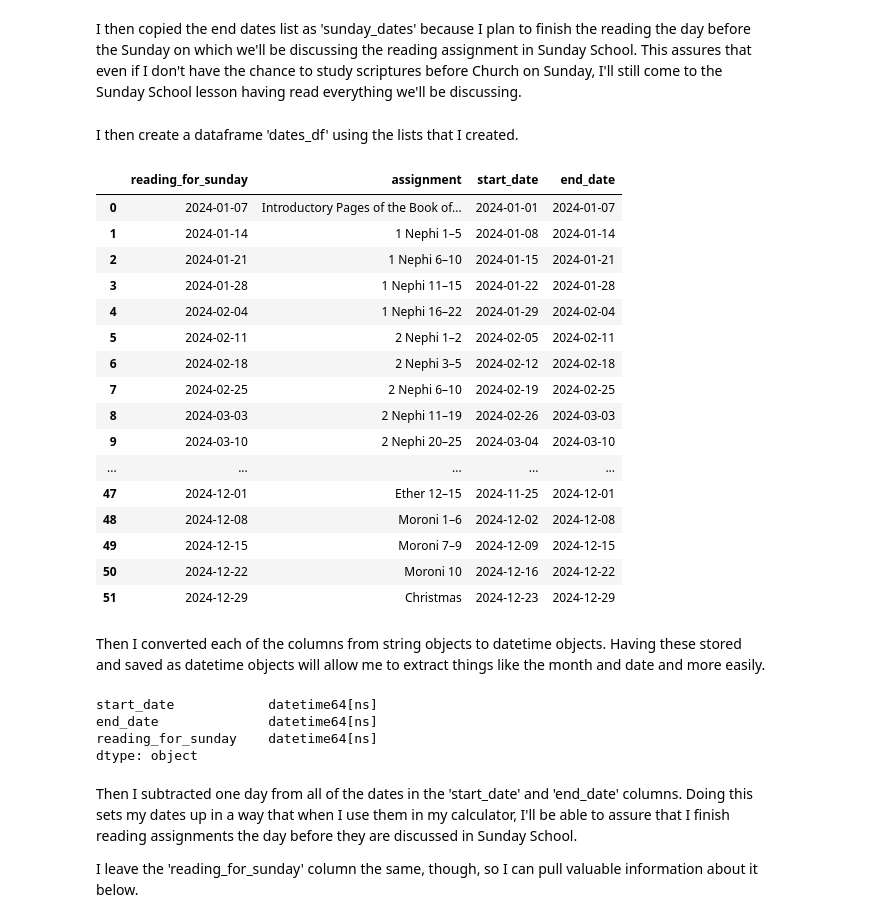
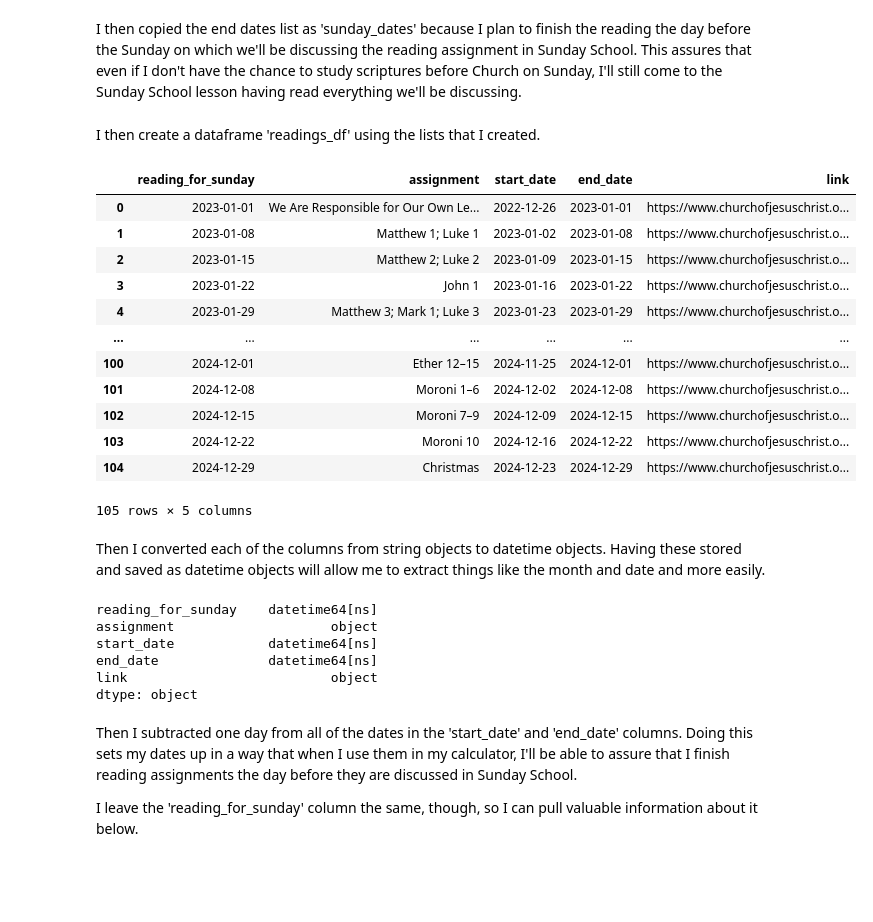
Before and after one commit to bfranx62/come-follow-me-breakdown-builder, a Jupyter notebook: Dates Webscraping Notebook.ipynb, the cells around one changed output. Saved outputs shown, nothing was run; the diff lists cells and outputs as text; code cells hidden in the pictures; blank space fills up the shorter version.

Commit message:
pulled links, updated code to make weekly calendar.

```diff
--- a/Dates Webscraping Notebook.ipynb
+++ b/Dates Webscraping Notebook.ipynb
@@ -76,19 +72,31 @@ driver = webdriver.Chrome(service=service)
 # %% [markdown]
 After setting up the driver, I used it below to navigate to the landing page for the 2024 Book of Mormon Come, Follow Me assignments (the link above). From that page, I used webscraping to identify the line elements needed, and then extracted the start and end dates and saved them into respective lists.
+# %%
+cfm_links_list = []
+cfm_links_list.append(input("Please paste the link to last year's Come, Follow Me landing page."))
+cfm_links_list.append(input("Please paste the link to this year's Come, Follow Me landing page."))
 # %%
-driver.get(cfm_link)
+service = Service(chrome_driver_path)
 
-# Find all li elements with data-date-start and data-date-end attributes
-li_elements = driver.find_elements(By.CSS_SELECTOR, "li[data-date-start][data-date-end]")
+driver = webdriver.Chrome(service=service)
 start_dates = []
 end_dates = []
 assignments = []
+links = []
 
-# Extract the data-date-start and data-date-end attributes
-for li in li_elements:
-    start_dates.append(li.get_attribute("data-date-start"))
-    end_dates.append(li.get_attribute("data-date-end"))
-    assignments.append(li.find_element(By.CSS_SELECTOR,'p.title').text)
+for link in cfm_links_list:
+    driver.get(link)
+
+    # Find all li elements with data-date-start and data-date-end attributes
+    li_elements = driver.find_elements(By.CSS_SELECTOR, "li[data-date-start][data-date-end]")
+
+    # Extract the data-date-start and data-date-end attributes
+    for li in li_elements:
+        start_dates.append(li.get_attribute("data-date-start"))
+        end_dates.append(li.get_attribute("data-date-end"))
+        assignments.append(li.find_element(By.CSS_SELECTOR,'p.title').text)
+        a_element = li.find_element(By.TAG_NAME, 'a')
+        links.append(a_element.get_attribute('href'))
 
 # close the driver
 driver.quit()
@@ -117,46 +125,45 @@ I then copied the end dates list as 'sunday_dates' because I plan to finish the
 # %%
 sunday_dates = end_dates.copy()
 # %% [markdown]
-I then create a dataframe 'dates_df' using the lists that I created.
+I then create a dataframe 'readings_df' using the lists that I created.
 # %%
 readings_df = pd.DataFrame({
     'reading_for_sunday': sunday_dates,
     'assignment': assignments,
     'start_date': start_dates,
-    'end_date': end_dates
+    'end_date': end_dates,
+    'link': links
 })
 
 readings_df
 # %% [output]
-|  | reading_for_sunday | assignment | start_date | end_date |
-| 0 | 2024-01-07 | Introductory Pages of the Book of... | 2024-01-01 | 2024-01-07 |
-| 1 | 2024-01-14 | 1 Nephi 1–5 | 2024-01-08 | 2024-01-14 |
-| 2 | 2024-01-21 | 1 Nephi 6–10 | 2024-01-15 | 2024-01-21 |
-| 3 | 2024-01-28 | 1 Nephi 11–15 | 2024-01-22 | 2024-01-28 |
-| 4 | 2024-02-04 | 1 Nephi 16–22 | 2024-01-29 | 2024-02-04 |
-| 5 | 2024-02-11 | 2 Nephi 1–2 | 2024-02-05 | 2024-02-11 |
-| 6 | 2024-02-18 | 2 Nephi 3–5 | 2024-02-12 | 2024-02-18 |
-| 7 | 2024-02-25 | 2 Nephi 6–10 | 2024-02-19 | 2024-02-25 |
-| 8 | 2024-03-03 | 2 Nephi 11–19 | 2024-02-26 | 2024-03-03 |
-| 9 | 2024-03-10 | 2 Nephi 20–25 | 2024-03-04 | 2024-03-10 |
-| ... | ... | ... | ... | ... |
-| 47 | 2024-12-01 | Ether 12–15 | 2024-11-25 | 2024-12-01 |
-| 48 | 2024-12-08 | Moroni 1–6 | 2024-12-02 | 2024-12-08 |
-| 49 | 2024-12-15 | Moroni 7–9 | 2024-12-09 | 2024-12-15 |
-| 50 | 2024-12-22 | Moroni 10 | 2024-12-16 | 2024-12-22 |
-| 51 | 2024-12-29 | Christmas | 2024-12-23 | 2024-12-29 |
+|  | reading_for_sunday | assignment | start_date | end_date | link |
+| 0 | 2023-01-01 | We Are Responsible for Our Own Le... | 2022-12-26 | 2023-01-01 | https://www.churchofjesuschrist.o... |
+| 1 | 2023-01-08 | Matthew 1; Luke 1 | 2023-01-02 | 2023-01-08 | https://www.churchofjesuschrist.o... |
+| 2 | 2023-01-15 | Matthew 2; Luke 2 | 2023-01-09 | 2023-01-15 | https://www.churchofjesuschrist.o... |
+| 3 | 2023-01-22 | John 1 | 2023-01-16 | 2023-01-22 | https://www.churchofjesuschrist.o... |
+| 4 | 2023-01-29 | Matthew 3; Mark 1; Luke 3 | 2023-01-23 | 2023-01-29 | https://www.churchofjesuschrist.o... |
+| ... | ... | ... | ... | ... | ... |
+| 100 | 2024-12-01 | Ether 12–15 | 2024-11-25 | 2024-12-01 | https://www.churchofjesuschrist.o... |
+| 101 | 2024-12-08 | Moroni 1–6 | 2024-12-02 | 2024-12-08 | https://www.churchofjesuschrist.o... |
+| 102 | 2024-12-15 | Moroni 7–9 | 2024-12-09 | 2024-12-15 | https://www.churchofjesuschrist.o... |
+| 103 | 2024-12-22 | Moroni 10 | 2024-12-16 | 2024-12-22 | https://www.churchofjesuschrist.o... |
+| 104 | 2024-12-29 | Christmas | 2024-12-23 | 2024-12-29 | https://www.churchofjesuschrist.o... |
+105 rows × 5 columns
 # %% [markdown]
 Then I converted each of the columns from string objects to datetime objects. Having these stored and saved as datetime objects will allow me to extract things like the month and date and more easily.
 # %%
-dates_df['start_date'] = pd.to_datetime(dates_df.start_date, format='%Y-%m-%d')
-dates_df['end_date'] = pd.to_datetime(dates_df.end_date,format='%Y-%m-%d')
-dates_df['reading_for_sunday'] = pd.to_datetime(dates_df.reading_for_sunday, format='%Y-%m-%d')
+readings_df['start_date'] = pd.to_datetime(readings_df.start_date, format='%Y-%m-%d')
+readings_df['end_date'] = pd.to_datetime(readings_df.end_date,format='%Y-%m-%d')
+readings_df['reading_for_sunday'] = pd.to_datetime(readings_df.reading_for_sunday, format='%Y-%m-%d')
 
-dates_df.dtypes
+readings_df.dtypes
 # %% [output]
+reading_for_sunday    datetime64[ns]
+assignment                    object
 start_date            datetime64[ns]
 end_date              datetime64[ns]
-reading_for_sunday    datetime64[ns]
+link                          object
 dtype: object
 # %% [markdown]
 Then I subtracted one day from all of the dates in the 'start_date' and 'end_date' columns. Doing this sets my dates up in a way that when I use them in my calculator, I'll be able to assure that I finish reading assignments the day before they are discussed in Sunday School.
```
Also changed, not shown: parts of 15 cells of this notebook.
